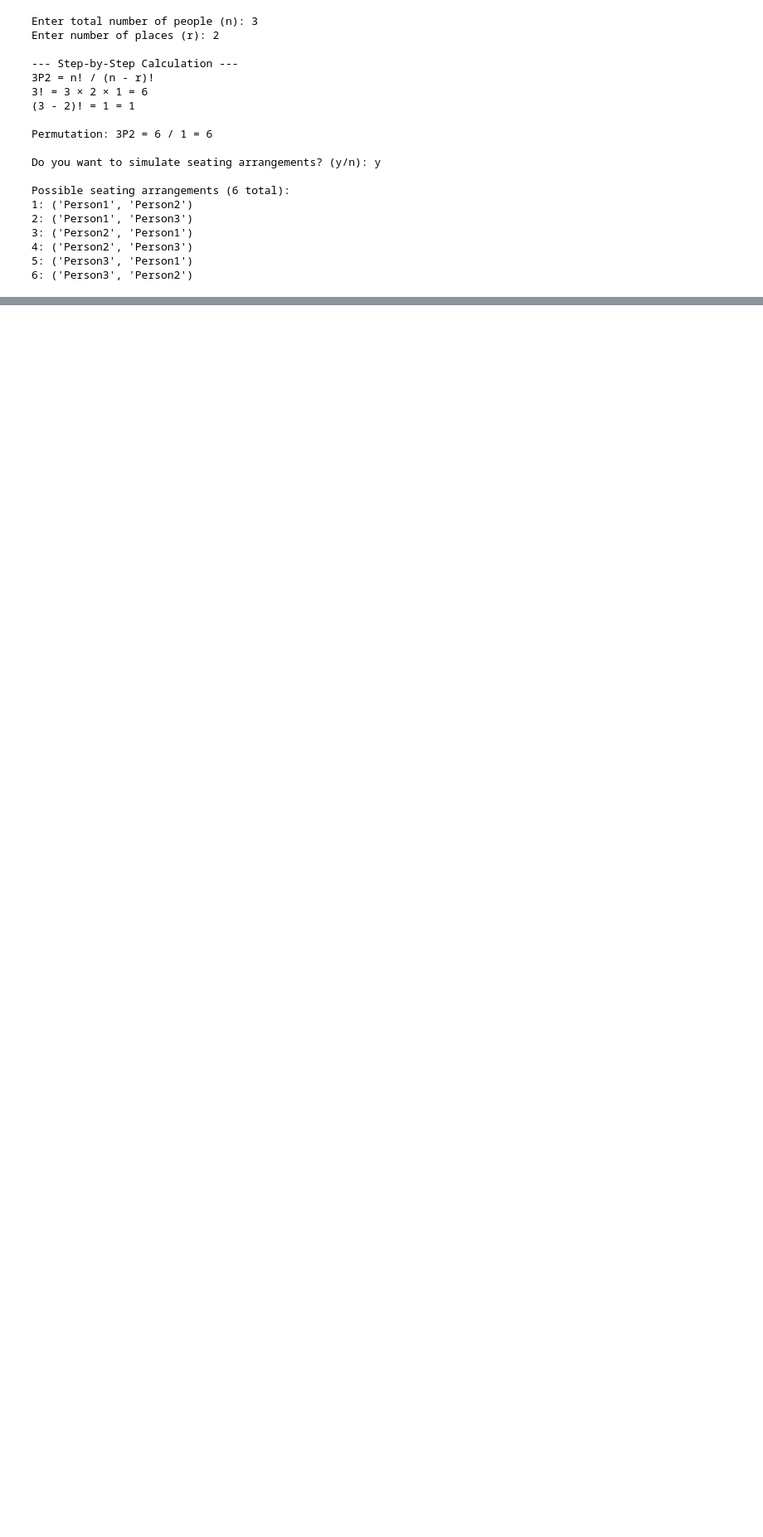
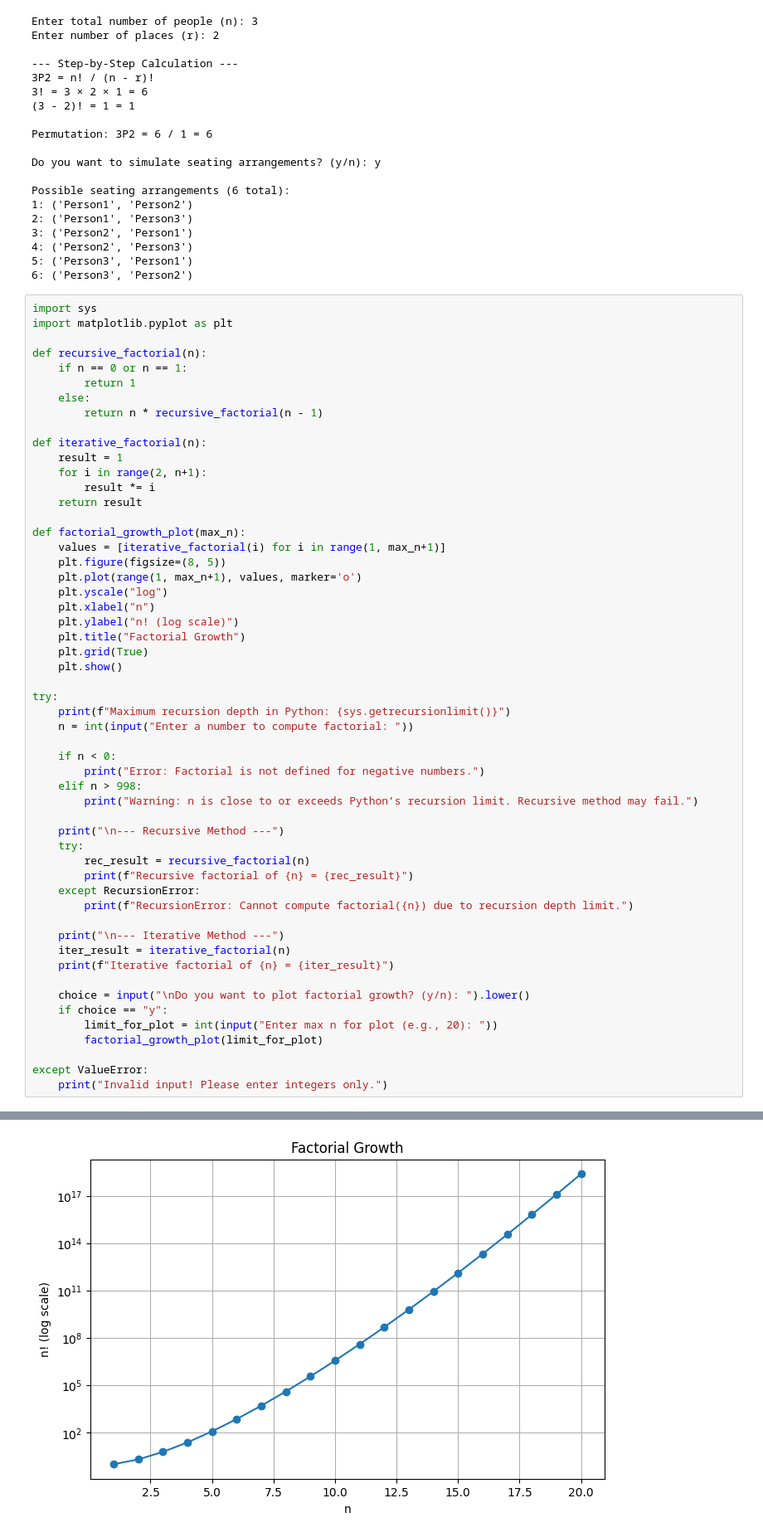
Before and after one commit to 2303A510G2/PDS, a Jupyter notebook: LAB_2.ipynb, the cells around one changed output, grey strips where cells are left out. Shown: that part at 83% size. Drawn from its saved outputs; the diff is of its cells as text; blank space fills up the shorter version.

```diff
--- a/LAB_2.ipynb
+++ b/LAB_2.ipynb
@@ -65,3 +65,58 @@ Possible seating arrangements (6 total):
 4: ('Person2', 'Person3')
 5: ('Person3', 'Person1')
 6: ('Person3', 'Person2')
+# %%
+import sys
+import matplotlib.pyplot as plt
+
+def recursive_factorial(n):
+    if n == 0 or n == 1:
+        return 1
+    else:
+        return n * recursive_factorial(n - 1)
+
+def iterative_factorial(n):
+    result = 1
+    for i in range(2, n+1):
+        result *= i
+    return result
+
+def factorial_growth_plot(max_n):
+    values = [iterative_factorial(i) for i in range(1, max_n+1)]
+    plt.figure(figsize=(8, 5))
+    plt.plot(range(1, max_n+1), values, marker='o')
+    plt.yscale("log")
+    plt.xlabel("n")
+    plt.ylabel("n! (log scale)")
+    plt.title("Factorial Growth")
+    plt.grid(True)
+    plt.show()
+
+try:
+    print(f"Maximum recursion depth in Python: {sys.getrecursionlimit()}")
+    n = int(input("Enter a number to compute factorial: "))
+
+    if n < 0:
+        print("Error: Factorial is not defined for negative numbers.")
+    elif n > 998:
+        print("Warning: n is close to or exceeds Python’s recursion limit. Recursive method may fail.")
+
+    print("\n--- Recursive Method ---")
+    try:
+        rec_result = recursive_factorial(n)
+        print(f"Recursive factorial of {n} = {rec_result}")
+    except RecursionError:
+        print(f"RecursionError: Cannot compute factorial({n}) due to recursion depth limit.")
+
+    print("\n--- Iterative Method ---")
+    iter_result = iterative_factorial(n)
+    print(f"Iterative factorial of {n} = {iter_result}")
+
+    choice = input("\nDo you want to plot factorial growth? (y/n): ").lower()
+    if choice == "y":
+        limit_for_plot = int(input("Enter max n for plot (e.g., 20): "))
+        factorial_growth_plot(limit_for_plot)
+
+except ValueError:
+    print("Invalid input! Please enter integers only.")
+# %% [output]
@@ -67,0 +134 @@ Possible seating arrangements (6 total):
+[figure, added]
```
Also changed, not shown: parts of 1 cell of this notebook.
